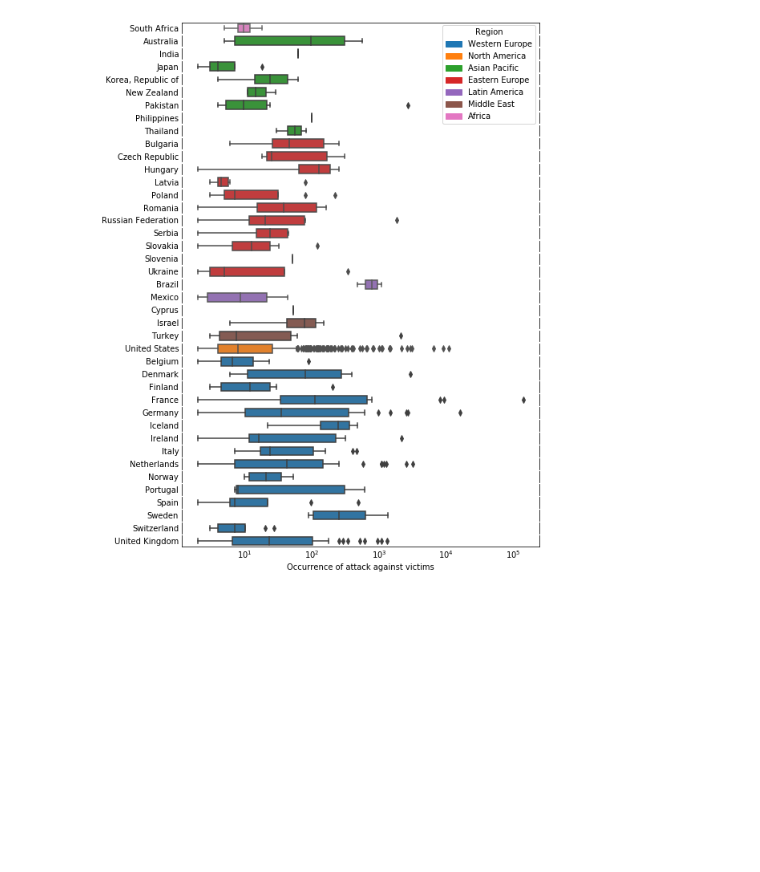
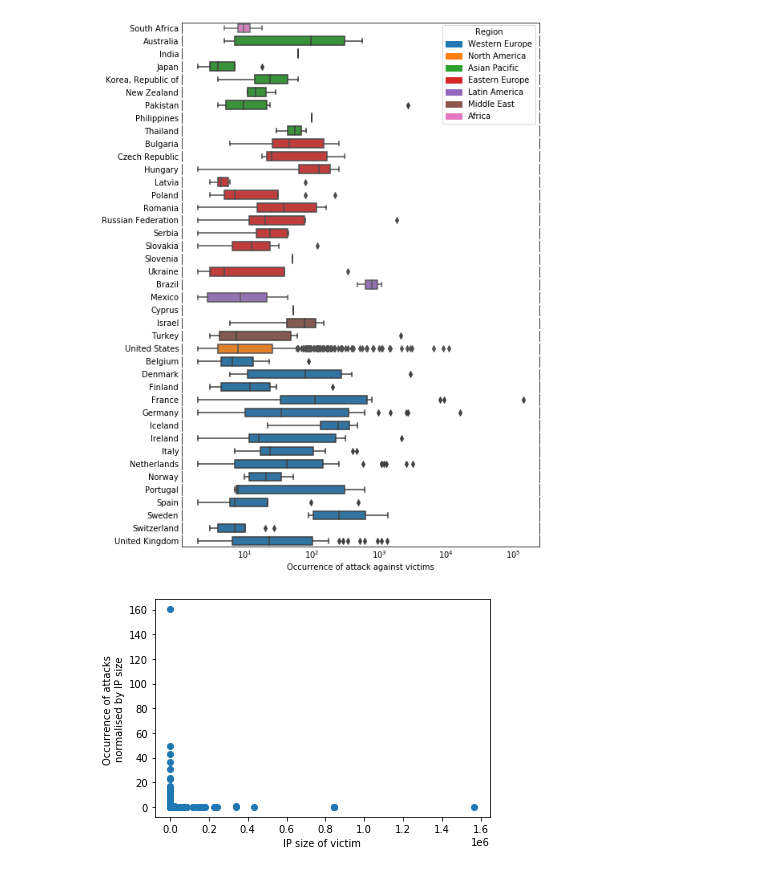
Before and after one commit to WKSu/WM0824TU-economics-of-cybersecurity-DDoS, a Jupyter notebook: block4-SecurityEconomics/hosting-provider-org.ipynb, the cells around one changed output. Saved outputs shown, nothing was run; the diff lists cells and outputs as text; code cells hidden in the pictures; blank space fills up the shorter version.

Commit message:
Add normalised attacks

```diff
--- a/block4-SecurityEconomics/hosting-provider-org.ipynb
+++ b/block4-SecurityEconomics/hosting-provider-org.ipynb
@@ -158,3 +158,12 @@ plt.legend(handles=[mpatches.Patch(color=colors[regions[i]], label=regions_f[i])
 fig.savefig("images/attack-by-country.png")
 # %% [output]
 [figure]
+# %%
+fig, ax = plt.subplots()
+ax.scatter(x=orgs.org_ipsize_seen, y=orgs.count_attack_norm)
+ax.set_xlabel("IP size of victim")
+ax.set_ylabel("Occurrence of attacks \nnormalised by IP size")
+plt.ticklabel_format(style='sci', axis='x', scilimits=(0,0))
+fig.savefig("images/normalised-attacks.png")
+# %% [output]
+[figure, added]
```
